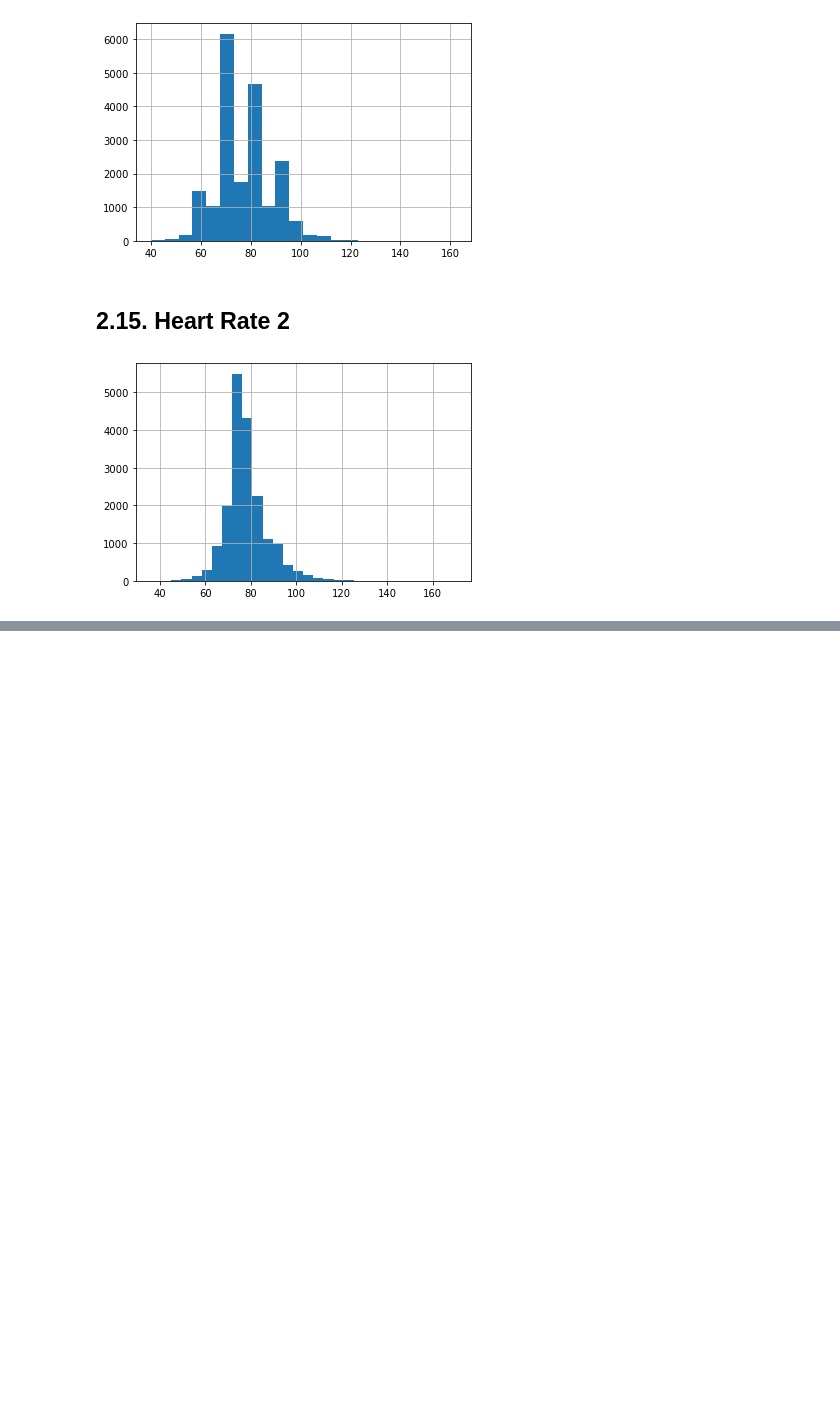
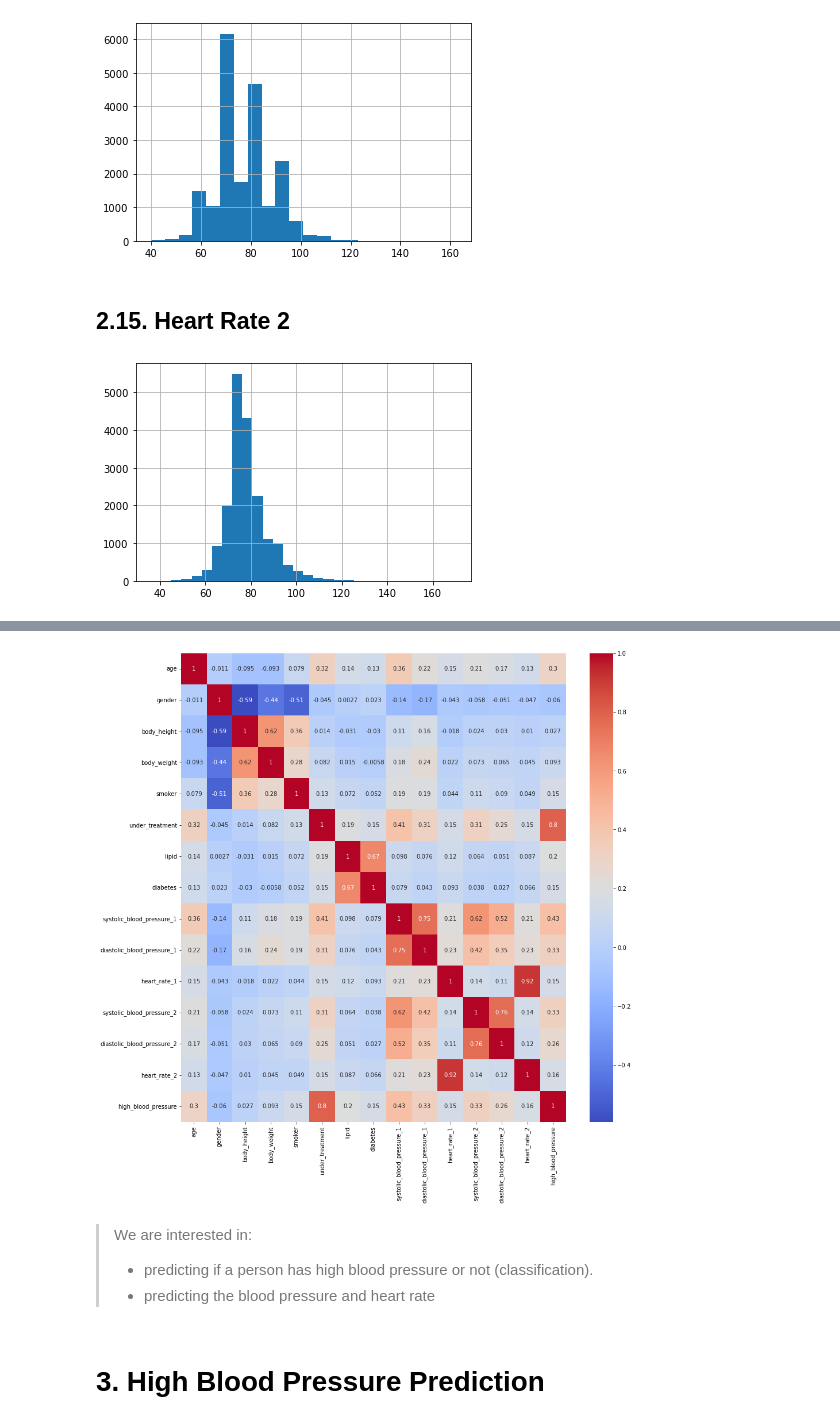
Before and after one commit to CodyCan/High-Blood-Pressure-Analysis, a Jupyter notebook: code/01_EDA_Cleaning.ipynb, the cells around one changed output, grey strips where cells are left out. Saved outputs shown, nothing was run; the diff lists cells and outputs as text; code cells hidden in the pictures; blank space fills up the shorter version.

```diff
--- a/code/01_EDA_Cleaning.ipynb
+++ b/code/01_EDA_Cleaning.ipynb
@@ -318,0 +339,27 @@ hbp["heart_rate_2"].hist(bins=30);
+# %%
+feats = ['age',
+         'gender',
+         'body_height',
+         'body_weight',
+         'smoker',
+         'under_treatment',
+         'lipid',
+         'diabetes',
+         'systolic_blood_pressure_1',
+         'diastolic_blood_pressure_1',
+         'heart_rate_1',
+         'systolic_blood_pressure_2',
+         'diastolic_blood_pressure_2',
+         'heart_rate_2',
+         'high_blood_pressure']
+# %%
+plt.figure(figsize = (15,15))
+sns.heatmap(hbp[feats].corr(), cmap="coolwarm", annot=True);
+# %% [output]
+[figure, added]
+# %% [markdown]
+> We are interested in:
+> - predicting if a person has high blood pressure or not (classification).
+> - predicting the blood pressure and heart rate
+# %% [markdown]
+# 3. High Blood Pressure Prediction
```
Also changed, not shown: parts of 25 cells of this notebook.
